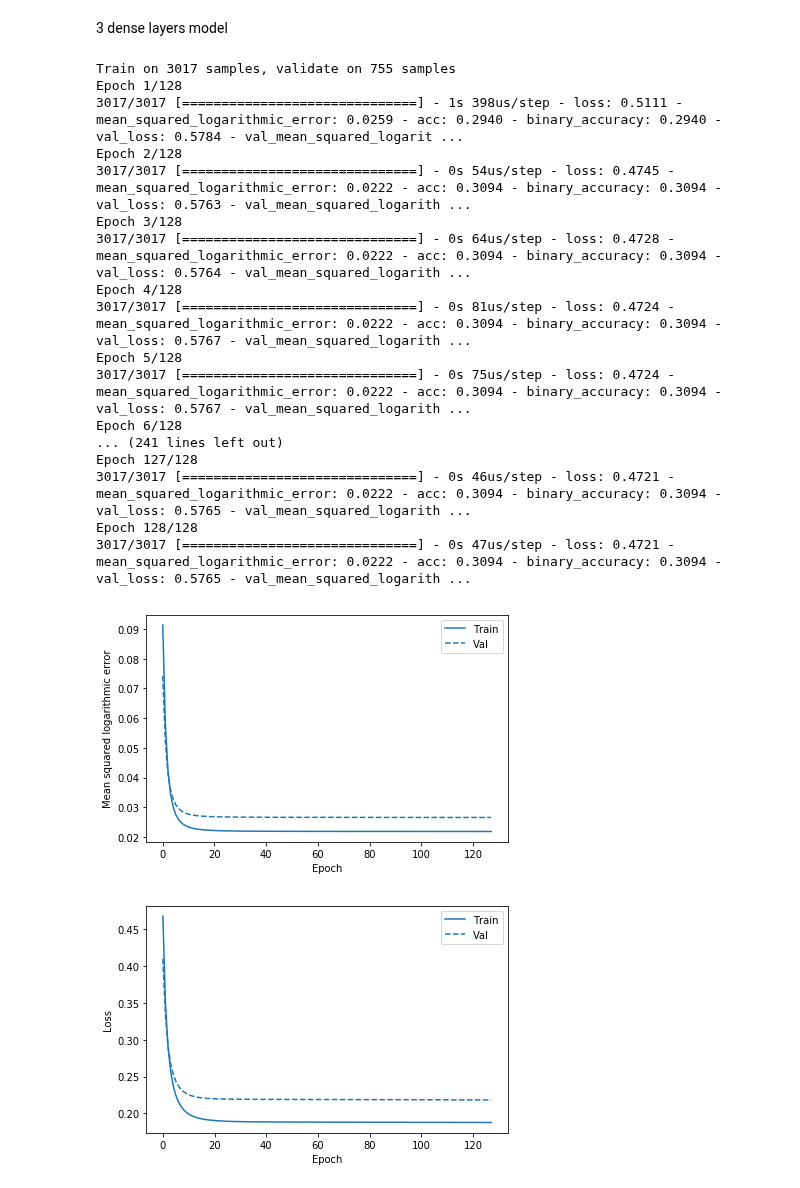
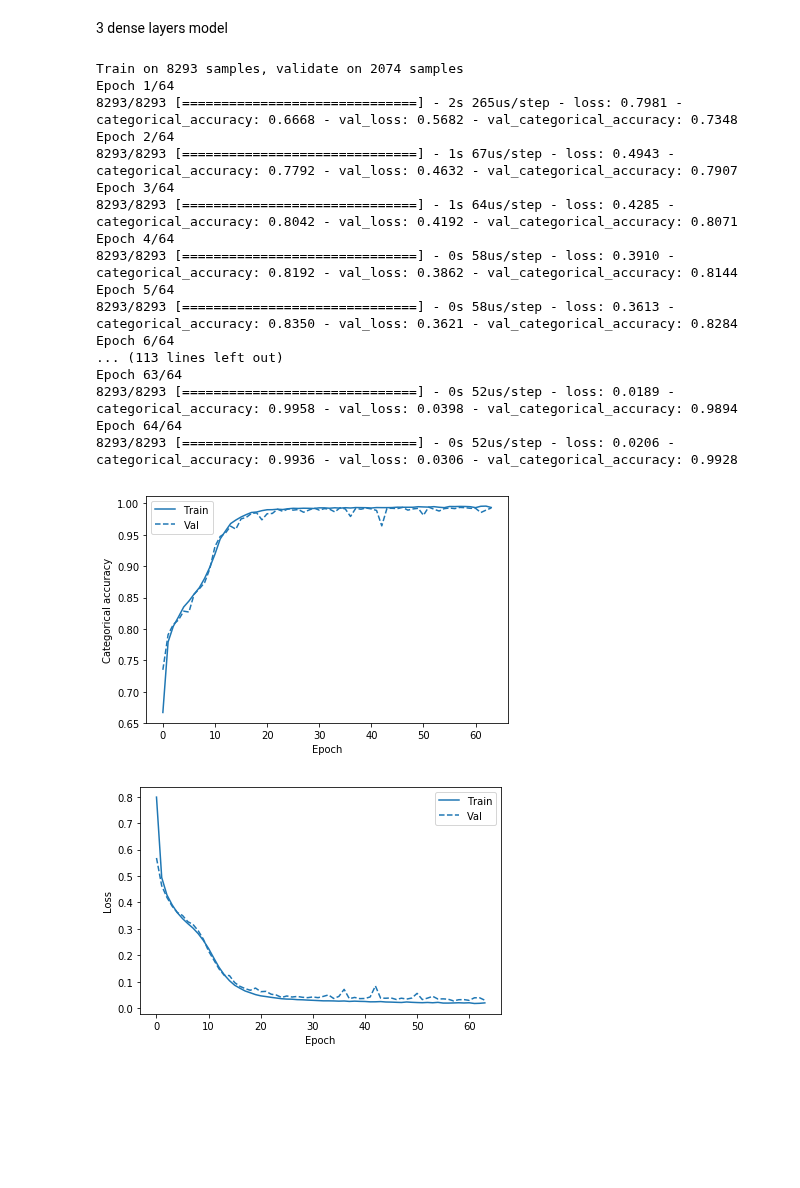
Before and after one commit to borodark/ie7860, a Jupyter notebook: HW2 MLP Thyroid.ipynb, the cells around one changed output. Cells and saved outputs as stored; diff of their text form; code cells hidden in the pictures; blank space fills up the shorter version.

```diff
--- a/HW2 MLP Thyroid.ipynb
+++ b/HW2 MLP Thyroid.ipynb
@@ -149,8 +152,8 @@ Name: 21, dtype: int64
 
 from sklearn.preprocessing import StandardScaler
 scaler = StandardScaler()
-scaled_features = scaler.fit_transform(train)
-train_scaled_features = pd.DataFrame(scaled_features, index=train.index, columns=train.columns)
-train_scaled_features.head()
+scaler.fit(train)
+train = pd.DataFrame(scaler.transform(train), index=train.index, columns=train.columns)
+train.head()
 # %% [output]
 |  | 0 | 1 | 2 | 3 | 4 | 5 | 6 | 7 | 8 | 9 | ... | ... |
@@ -291,42 +303,40 @@ Name: 21, dtype: int64
 # %% [markdown]
 3 dense layers model
 # %%
-num_classes = y_train_one_hot.shape[1]
-num_features = train.shape[1]
-# Define the keras model 21-32-64-32-1 MLP model
+# Define the keras model 21-16-32-16-1 MLP model
 model2 = Sequential()
-model2.add(Dense(16, input_dim=num_features, activation='sigmoid'))
-model2.add(Dense(32, activation='linear'))
+model2.add(Dense(16, input_dim=21, activation='relu'))
+model2.add(Dense(32, activation='relu'))
 model2.add(Dense(16, activation='sigmoid'))
-model2.add(Dense(num_classes, activation='tanh'))
+model2.add(Dense(3, activation='sigmoid'))
 
 # Compile the keras model
-model2.compile(loss='binary_crossentropy', optimizer='sgd', metrics=['mean_squared_logarithmic_error','accuracy','binary_accuracy'])
+model2.compile(loss='categorical_crossentropy', optimizer='rmsprop', metrics=['categorical_accuracy'])
 # Fit keras model
-history2 = model2.fit(train, y_train_one_hot, epochs=128, validation_split = 0.20)
+history2 = model2.fit(train, y_train_one_hot, epochs=64, validation_split = 0.20)
 # %% [output]
-Train on 3017 samples, validate on 755 samples
-Epoch 1/128
-3017/3017 [==============================] - 1s 398us/step - loss: 0.5111 - mean_squared_logarithmic_error: 0.0259 - acc: 0.2940 - binary_accuracy: 0.2940 - val_loss: 0.5784 - val_mean_squared_logarit ...
-Epoch 2/128
-3017/3017 [==============================] - 0s 54us/step - loss: 0.4745 - mean_squared_logarithmic_error: 0.0222 - acc: 0.3094 - binary_accuracy: 0.3094 - val_loss: 0.5763 - val_mean_squared_logarith ...
-Epoch 3/128
-3017/3017 [==============================] - 0s 64us/step - loss: 0.4728 - mean_squared_logarithmic_error: 0.0222 - acc: 0.3094 - binary_accuracy: 0.3094 - val_loss: 0.5764 - val_mean_squared_logarith ...
-Epoch 4/128
-3017/3017 [==============================] - 0s 81us/step - loss: 0.4724 - mean_squared_logarithmic_error: 0.0222 - acc: 0.3094 - binary_accuracy: 0.3094 - val_loss: 0.5767 - val_mean_squared_logarith ...
-Epoch 5/128
-3017/3017 [==============================] - 0s 75us/step - loss: 0.4724 - mean_squared_logarithmic_error: 0.0222 - acc: 0.3094 - binary_accuracy: 0.3094 - val_loss: 0.5767 - val_mean_squared_logarith ...
-Epoch 6/128
-... (241 lines left out)
-Epoch 127/128
-3017/3017 [==============================] - 0s 46us/step - loss: 0.4721 - mean_squared_logarithmic_error: 0.0222 - acc: 0.3094 - binary_accuracy: 0.3094 - val_loss: 0.5765 - val_mean_squared_logarith ...
-Epoch 128/128
-3017/3017 [==============================] - 0s 47us/step - loss: 0.4721 - mean_squared_logarithmic_error: 0.0222 - acc: 0.3094 - binary_accuracy: 0.3094 - val_loss: 0.5765 - val_mean_squared_logarith ...
+Train on 8293 samples, validate on 2074 samples
+Epoch 1/64
+8293/8293 [==============================] - 2s 265us/step - loss: 0.7981 - categorical_accuracy: 0.6668 - val_loss: 0.5682 - val_categorical_accuracy: 0.7348
+Epoch 2/64
+8293/8293 [==============================] - 1s 67us/step - loss: 0.4943 - categorical_accuracy: 0.7792 - val_loss: 0.4632 - val_categorical_accuracy: 0.7907
+Epoch 3/64
+8293/8293 [==============================] - 1s 64us/step - loss: 0.4285 - categorical_accuracy: 0.8042 - val_loss: 0.4192 - val_categorical_accuracy: 0.8071
+Epoch 4/64
+8293/8293 [==============================] - 0s 58us/step - loss: 0.3910 - categorical_accuracy: 0.8192 - val_loss: 0.3862 - val_categorical_accuracy: 0.8144
+Epoch 5/64
+8293/8293 [==============================] - 0s 58us/step - loss: 0.3613 - categorical_accuracy: 0.8350 - val_loss: 0.3621 - val_categorical_accuracy: 0.8284
+Epoch 6/64
+... (113 lines left out)
+Epoch 63/64
+8293/8293 [==============================] - 0s 52us/step - loss: 0.0189 - categorical_accuracy: 0.9958 - val_loss: 0.0398 - val_categorical_accuracy: 0.9894
+Epoch 64/64
+8293/8293 [==============================] - 0s 52us/step - loss: 0.0206 - categorical_accuracy: 0.9936 - val_loss: 0.0306 - val_categorical_accuracy: 0.9928
 # %%
-plot_metrics(history2, metrics =  ['mean_squared_logarithmic_error'])
+plot_metrics(history2, metrics =  ['categorical_accuracy'])
 # %% [output]
-[figure, old version]
+[figure, new version]
 # %%
 plot_metrics(history2, metrics =  ['loss'])
 # %% [output]
-[figure, old version]
+[figure, new version]
```
Also changed, not shown: parts of 12 cells of this notebook, 4 other files.
